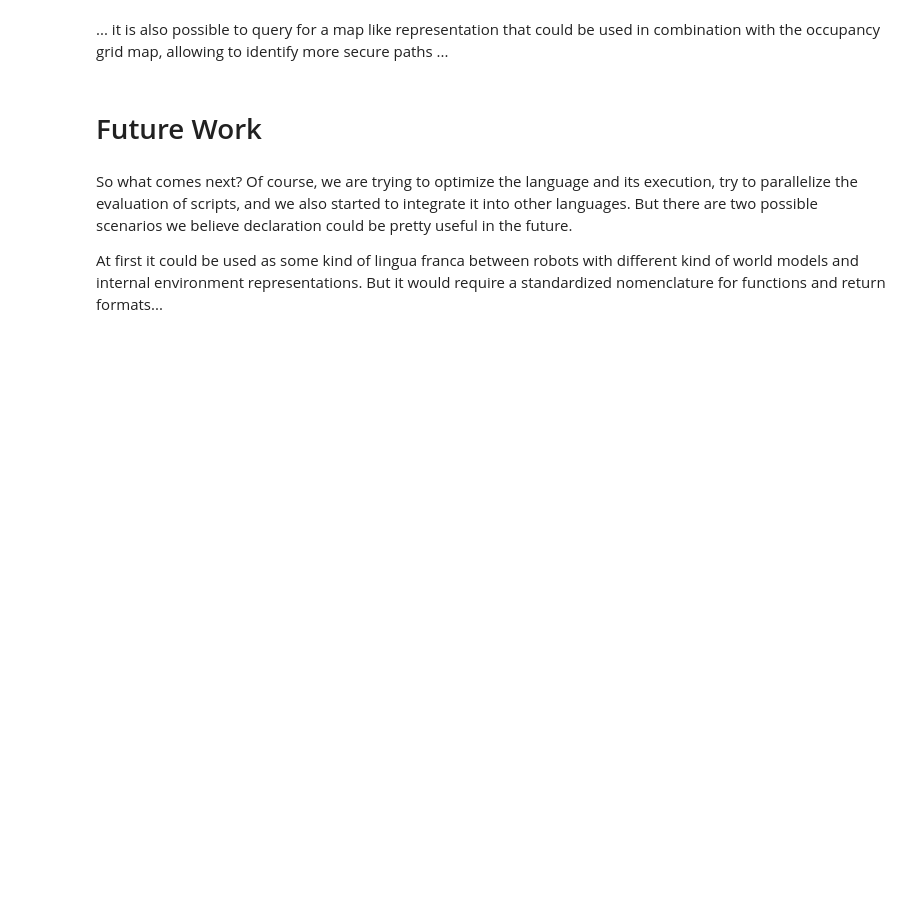
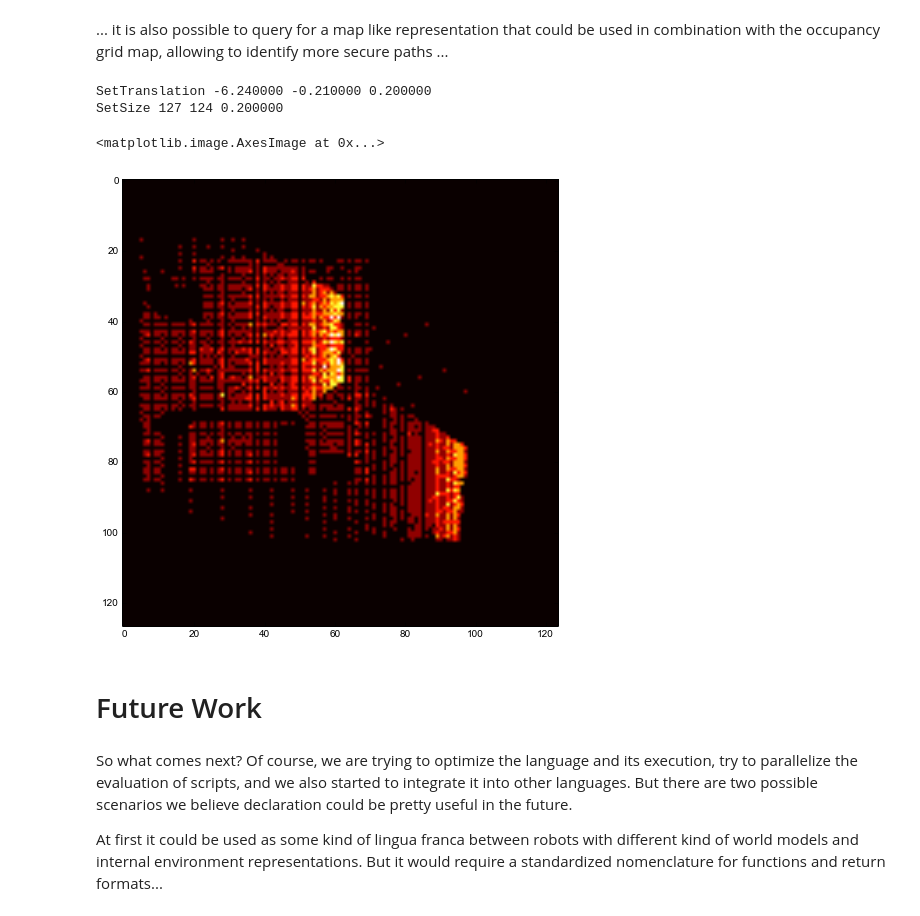
Before and after one commit to andre-dietrich/SelectScript_demos, a Jupyter notebook: DSLRob-15/presentation.ipynb, the cells around one changed output. Cells and saved outputs as stored; diff of their text form; code cells hidden in the pictures; blank space fills up the shorter version.

Commit message:
sensor images added

```diff
--- a/DSLRob-15/presentation.ipynb
+++ b/DSLRob-15/presentation.ipynb
@@ -523,12 +518,17 @@ for cam in cams:
 # %%
 expr = """ SELECT obj(o.this), obj(s.this)
            FROM o=environment, s=environment
            WHERE isSensor(s.this) AND
                  isKinbody(o.this) OR isRobot(o.this)
-           AS sensorgrid(zPos=0.2, gridSize=1);"""
+           AS sensorgrid(zPos=0.2, gridSize=0.2);"""
 task = SelectScript.compile(expr)
 sMap = ssRave.eval( task )
 plt.imshow(sMap.astype(numpy.float), cmap=plt.cm.hot)
+# %% [output]
+SetTranslation -6.240000 -0.210000 0.200000
+SetSize 127 124 0.200000
+<matplotlib.image.AxesImage at 0x...>
+[figure, added]
 # %% [markdown]
 # Future Work
 # %% [markdown]
```
Also changed, not shown: parts of 9 cells of this notebook.
